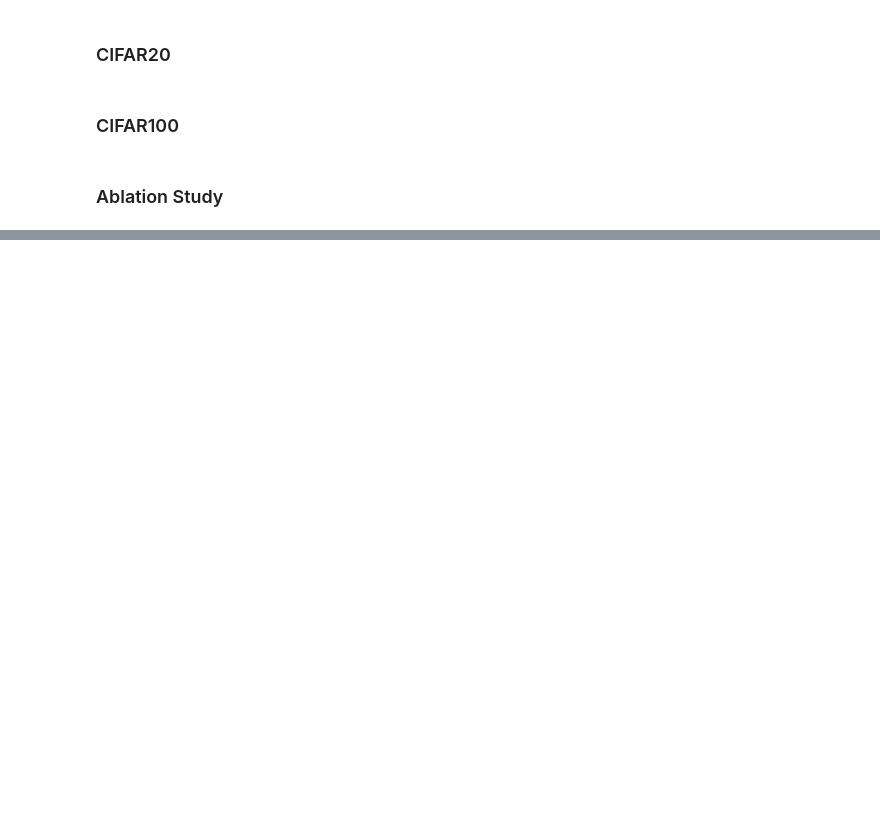
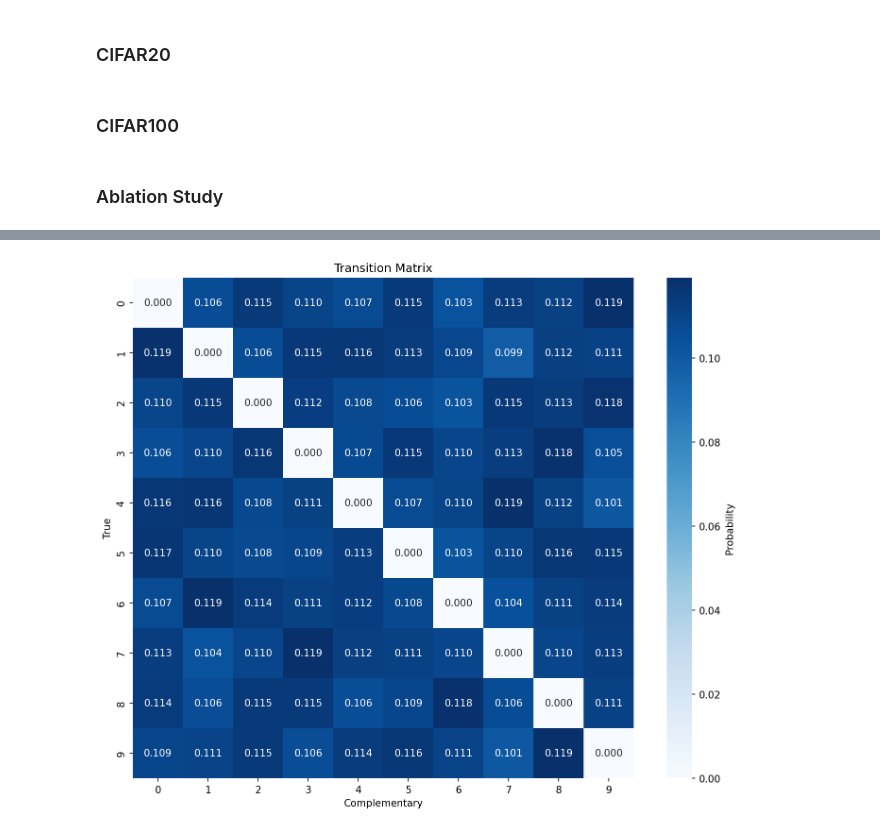
Before and after one commit to AlbusNotThuan/cll_imbalanced_mods, a Jupyter notebook: notebook.ipynb, the cells around one changed output, grey strips where cells are left out. Drawn from its saved outputs; the diff is of its cells as text; code cells hidden in the pictures; blank space fills up the shorter version.

```diff
--- a/notebook.ipynb
+++ b/notebook.ipynb
@@ -603,0 +567,37 @@ plot_transition_matrix_from_file('transition_matrix/cifar10/least[prompt].txt',
+# %%
+ord_num_500 =[[0.0000, 0.1063, 0.1147, 0.1102, 0.1067, 0.1149, 0.1035, 0.1133, 0.1116,
+         0.1188],
+        [0.1186, 0.0000, 0.1063, 0.1151, 0.1159, 0.1133, 0.1086, 0.0988, 0.1120,
+         0.1114],
+        [0.1098, 0.1153, 0.0000, 0.1124, 0.1076, 0.1063, 0.1027, 0.1151, 0.1133,
+         0.1176],
+        [0.1059, 0.1096, 0.1159, 0.0000, 0.1073, 0.1153, 0.1098, 0.1129, 0.1180,
+         0.1053],
+        [0.1155, 0.1163, 0.1082, 0.1110, 0.0000, 0.1069, 0.1100, 0.1192, 0.1116,
+         0.1012],
+        [0.1165, 0.1100, 0.1078, 0.1090, 0.1127, 0.0000, 0.1029, 0.1100, 0.1159,
+         0.1153],
+        [0.1067, 0.1188, 0.1137, 0.1112, 0.1124, 0.1082, 0.0000, 0.1043, 0.1112,
+         0.1135],
+        [0.1127, 0.1037, 0.1096, 0.1190, 0.1120, 0.1110, 0.1096, 0.0000, 0.1098,
+         0.1127],
+        [0.1139, 0.1057, 0.1147, 0.1147, 0.1059, 0.1090, 0.1184, 0.1065, 0.0000,
+         0.1112],
+        [0.1090, 0.1106, 0.1149, 0.1057, 0.1135, 0.1155, 0.1108, 0.1010, 0.1190,
+         0.0000]]
+# %%
+# Plot ord_num_500 transition matrix (uses ord_num_500 defined in a previous cell)
+labels = list(range(len(ord_num_500)))
+df_ord = pd.DataFrame(ord_num_500, index=labels, columns=labels)
+
+plt.figure(figsize=(10, 8), dpi=150)
+sns.heatmap(df_ord, annot=True, fmt=".3f", cmap="Blues", cbar_kws={'label': 'Probability'}, square=True)
+plt.xlabel("Complementary")
+plt.ylabel("True")
+plt.title("Transition Matrix")
+plt.yticks()
+plt.xticks()
+plt.tight_layout()
+plt.show()
+# %% [output]
+[figure, added]
```
Also changed, not shown: parts of 15 cells of this notebook, 38 other files.
